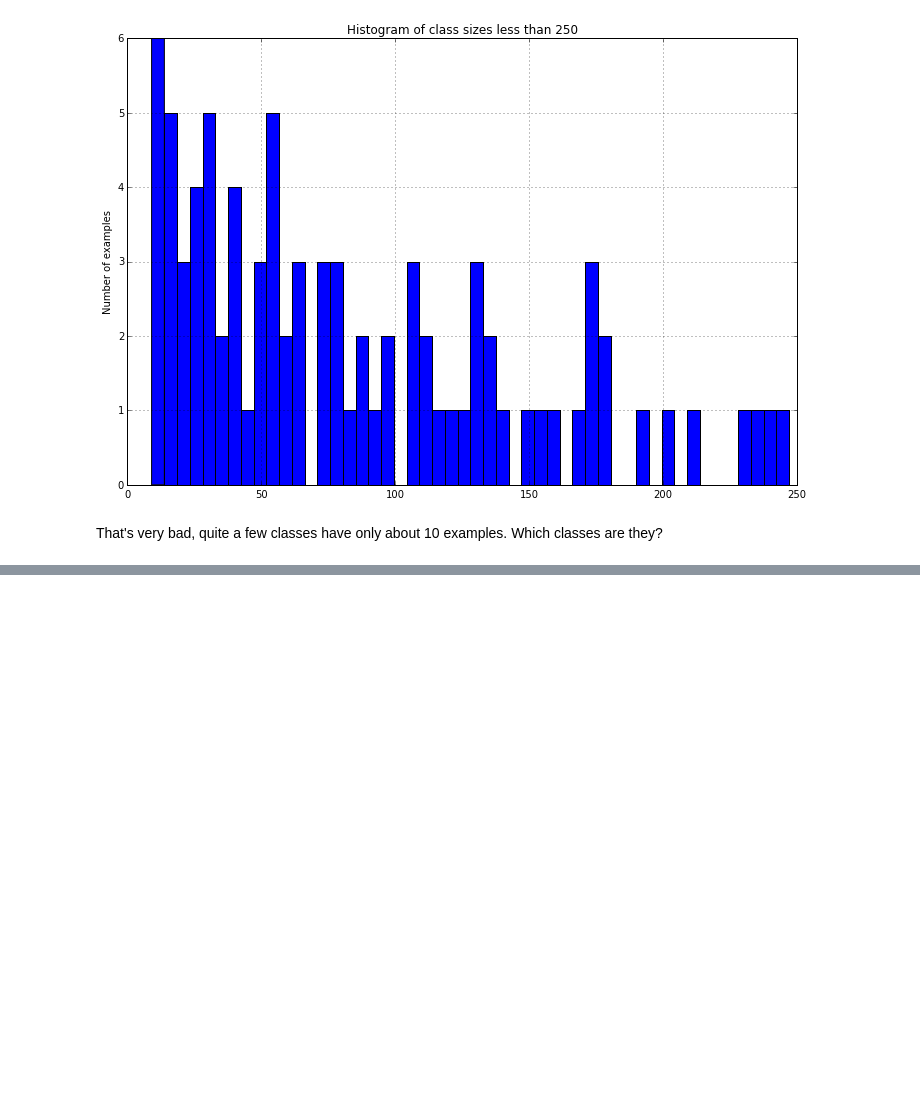
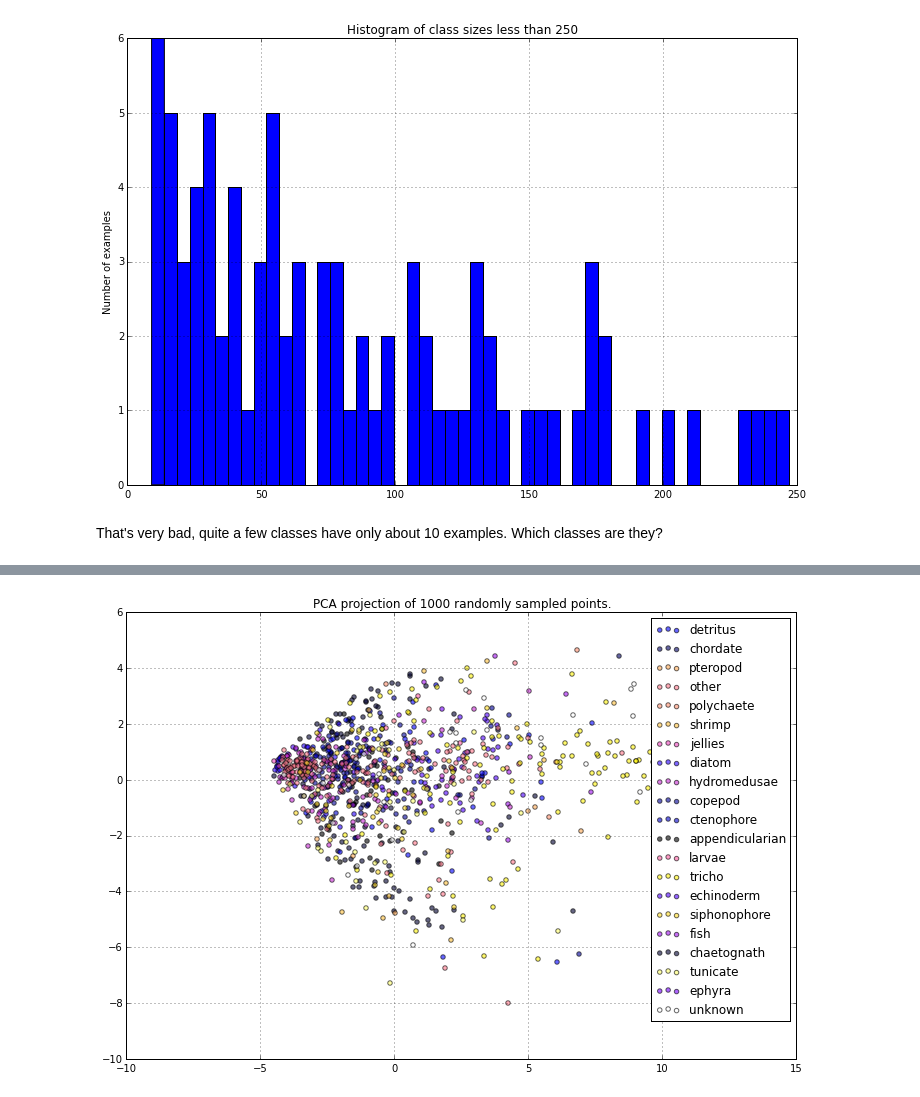
Before and after one commit to Neuroglycerin/neukrill-net-work, a Jupyter notebook: notebooks/Image Characteristics.ipynb, the cells around one changed output, grey strips where cells are left out. Saved outputs shown, nothing was run; the diff lists cells and outputs as text; code cells hidden in the pictures; blank space fills up the shorter version.

```diff
--- a/notebooks/Image Characteristics.ipynb
+++ b/notebooks/Image Characteristics.ipynb
@@ -261,0 +371,15 @@ plt.show()
+# %%
+random.seed(500)
+sample_inds = list(range(data.shape[0]))
+random.shuffle(sample_inds)
+N_samples = 1000
+# %%
+X = data[sample_inds[:N_samples],:]
+y = sclabels[sample_inds[:N_samples]]
+# %%
+pca = sklearn.decomposition.PCA(n_components=2)
+Xpca = pca.fit_transform(X)
+# %%
+scatter_with_legend(Xpca,y,title="PCA projection of 1000 randomly sampled points.")
+# %% [output]
+[figure, added]
```
Also changed, not shown: parts of 37 cells of this notebook.
